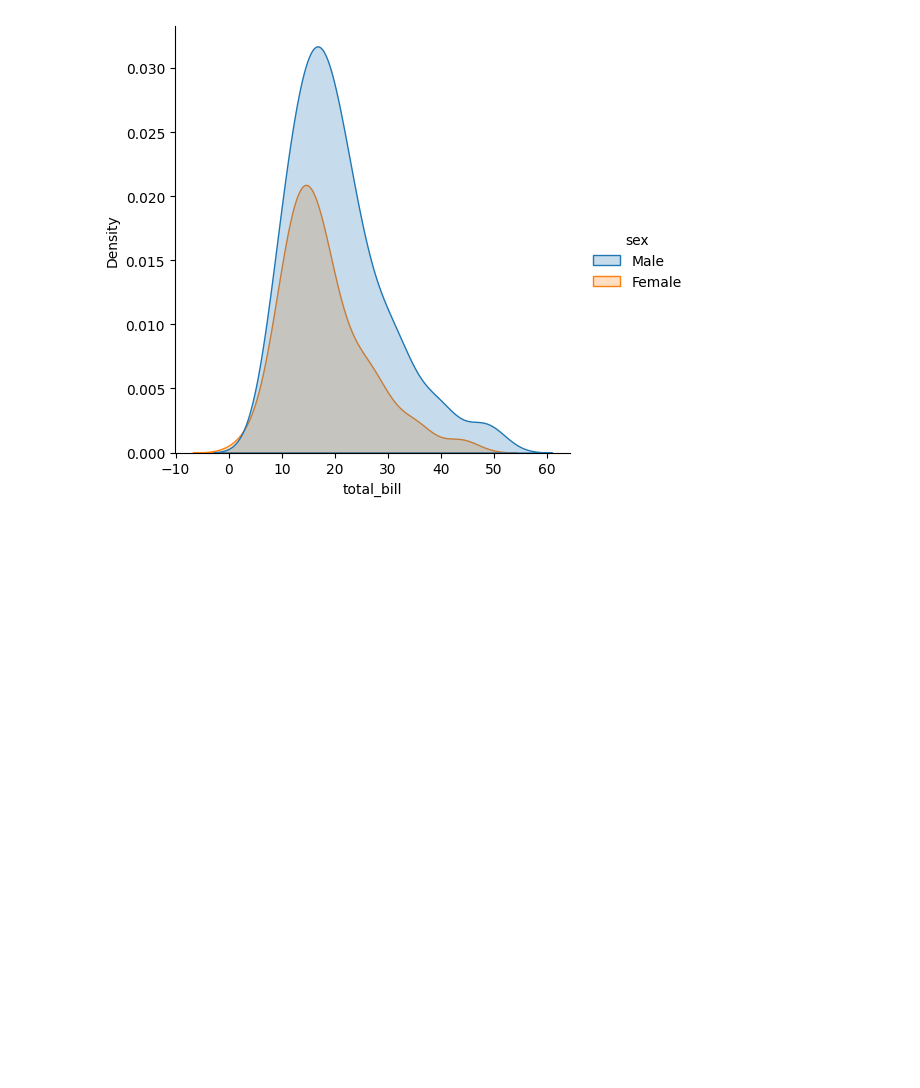
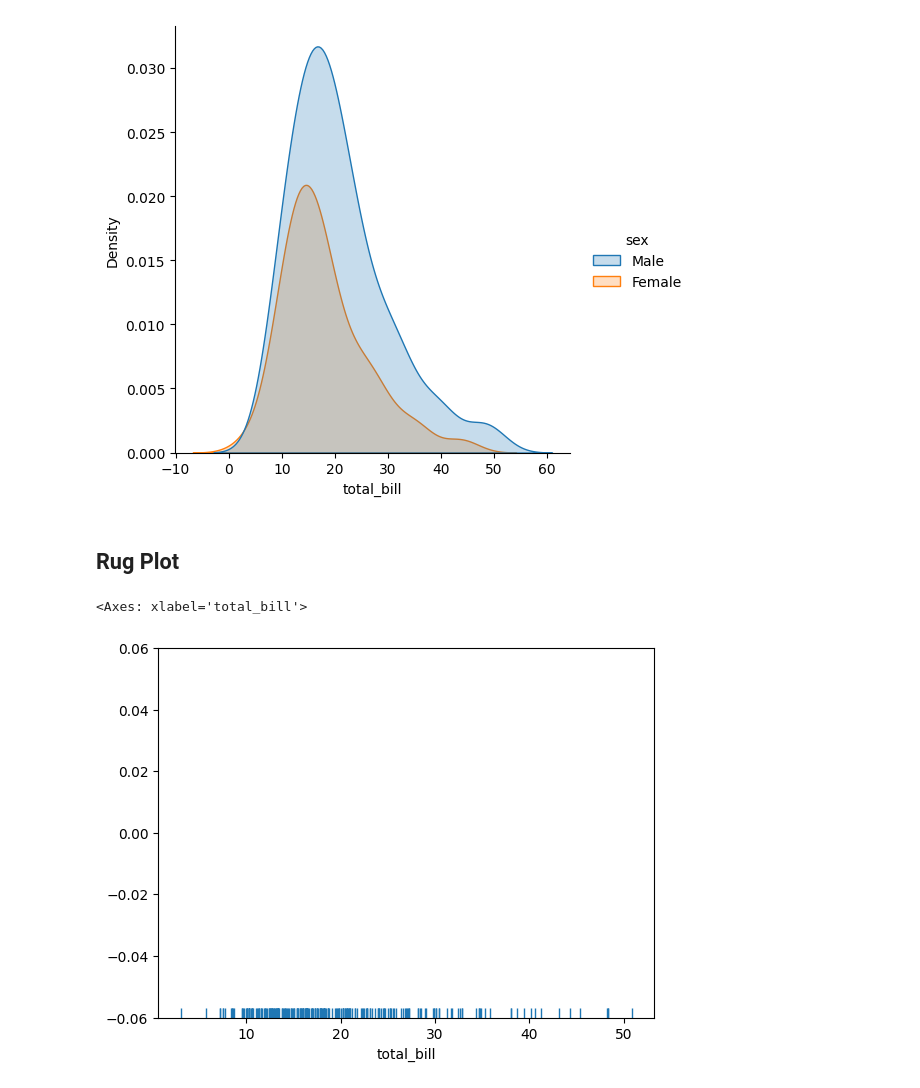
Before and after one commit to mohammadkhorshed/python-practice, a Jupyter notebook: seaborn/seaborn_learning.ipynb, the cells around one changed output. Cells and saved outputs as stored; diff of their text form; code cells hidden in the pictures; blank space fills up the shorter version.

Commit message:
Practiced Rugplot, bi-variate hist, bi-variate kde, hist+kde plot

```diff
--- a/seaborn/seaborn_learning.ipynb
+++ b/seaborn/seaborn_learning.ipynb
@@ -279,3 +279,10 @@ sns.displot(kind='kde', data=tips, x='total_bill', hue='sex', fill= True)
 # %% [output]
 <seaborn.axisgrid.FacetGrid at 0x...>
 [figure]
+# %% [markdown]
+## Rug Plot
+# %%
+sns.rugplot(data=tips, x='total_bill')
+# %% [output]
+<Axes: xlabel='total_bill'>
+[figure, added]
```
Also changed, not shown: parts of 8 cells of this notebook.
